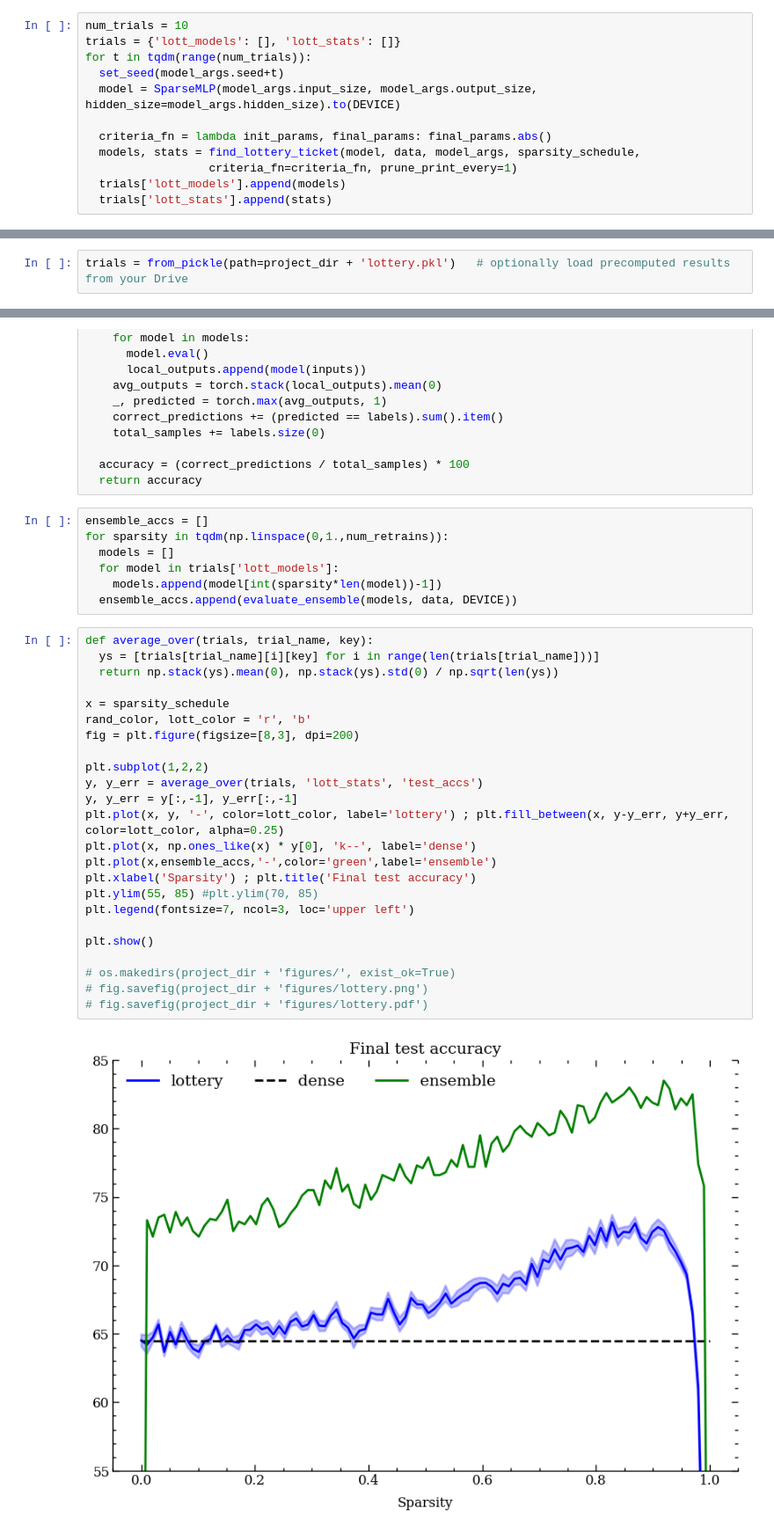
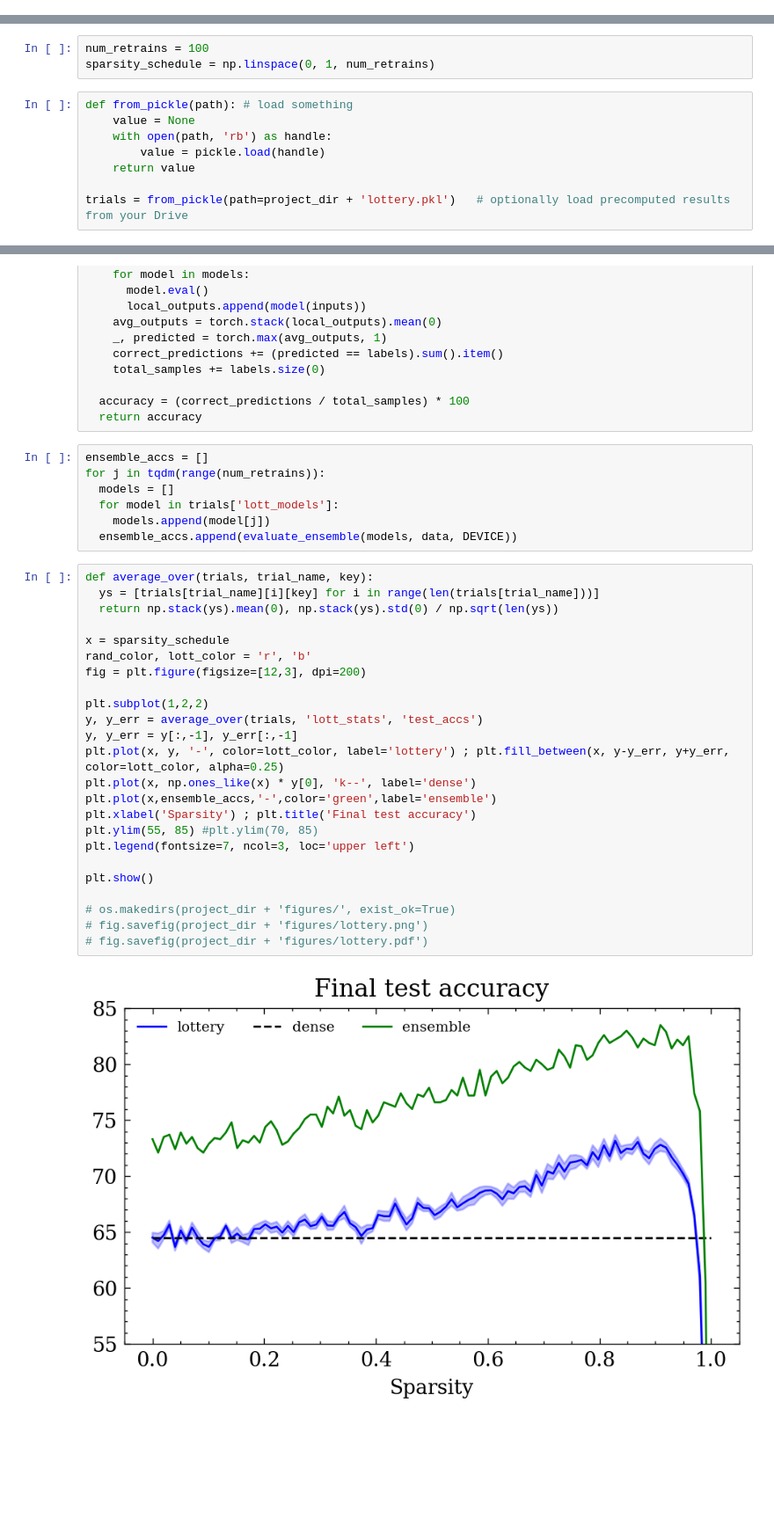
Before and after one commit to mrkdh16/lottery-ticket-exploration, a Jupyter notebook: LTH_OOD_Experiment.ipynb, the cells around one changed output, grey strips where cells are left out. Shown at 88% size. Cells and saved outputs as stored; diff of their text form; blank space fills up the shorter version.

```diff
--- a/LTH_OOD_Experiment.ipynb
+++ b/LTH_OOD_Experiment.ipynb
@@ -248,12 +33,0 @@ Successfully loaded data from ./mnist1d_data.pkl
-# %%
-num_trials = 10
-trials = {'lott_models': [], 'lott_stats': []}
-for t in tqdm(range(num_trials)):
-  set_seed(model_args.seed+t)
-  model = SparseMLP(model_args.input_size, model_args.output_size, hidden_size=model_args.hidden_size).to(DEVICE)
-
-  criteria_fn = lambda init_params, final_params: final_params.abs()
-  models, stats = find_lottery_ticket(model, data, model_args, sparsity_schedule,
-                  criteria_fn=criteria_fn, prune_print_every=1)
-  trials['lott_models'].append(models)
-  trials['lott_stats'].append(stats)
@@ -434,4 +34,13 @@ to_pickle(trials, path=project_dir + 'lottery.pkl')  # cache results because the
+# %%
+num_retrains = 100
+sparsity_schedule = np.linspace(0, 1, num_retrains)
 # %%
+def from_pickle(path): # load something
+    value = None
+    with open(path, 'rb') as handle:
+        value = pickle.load(handle)
+    return value
+
 trials = from_pickle(path=project_dir + 'lottery.pkl')   # optionally load precomputed results from your Drive
 # %%
 !pip install scienceplots
@@ -480,34 +89,34 @@ def evaluate_ensemble(models, dataset, device):
   return accuracy
 # %%
 ensemble_accs = []
-for sparsity in tqdm(np.linspace(0,1.,num_retrains)):
+for j in tqdm(range(num_retrains)):
   models = []
   for model in trials['lott_models']:
-    models.append(model[int(sparsity*len(model))-1])
+    models.append(model[j])
   ensemble_accs.append(evaluate_ensemble(models, data, DEVICE))
 # %%
 def average_over(trials, trial_name, key):
   ys = [trials[trial_name][i][key] for i in range(len(trials[trial_name]))]
   return np.stack(ys).mean(0), np.stack(ys).std(0) / np.sqrt(len(ys))
 
 x = sparsity_schedule
 rand_color, lott_color = 'r', 'b'
-fig = plt.figure(figsize=[8,3], dpi=200)
+fig = plt.figure(figsize=[12,3], dpi=200)
 
 plt.subplot(1,2,2)
 y, y_err = average_over(trials, 'lott_stats', 'test_accs')
 y, y_err = y[:,-1], y_err[:,-1]
 plt.plot(x, y, '-', color=lott_color, label='lottery') ; plt.fill_between(x, y-y_err, y+y_err, color=lott_color, alpha=0.25)
 plt.plot(x, np.ones_like(x) * y[0], 'k--', label='dense')
 plt.plot(x,ensemble_accs,'-',color='green',label='ensemble')
 plt.xlabel('Sparsity') ; plt.title('Final test accuracy')
 plt.ylim(55, 85) #plt.ylim(70, 85)
 plt.legend(fontsize=7, ncol=3, loc='upper left')
 
 plt.show()
 
 # os.makedirs(project_dir + 'figures/', exist_ok=True)
 # fig.savefig(project_dir + 'figures/lottery.png')
 # fig.savefig(project_dir + 'figures/lottery.pdf')
 # %% [output]
-[figure, old version]
+[figure, new version]
```
Also changed, not shown: parts of 12 cells of this notebook.
